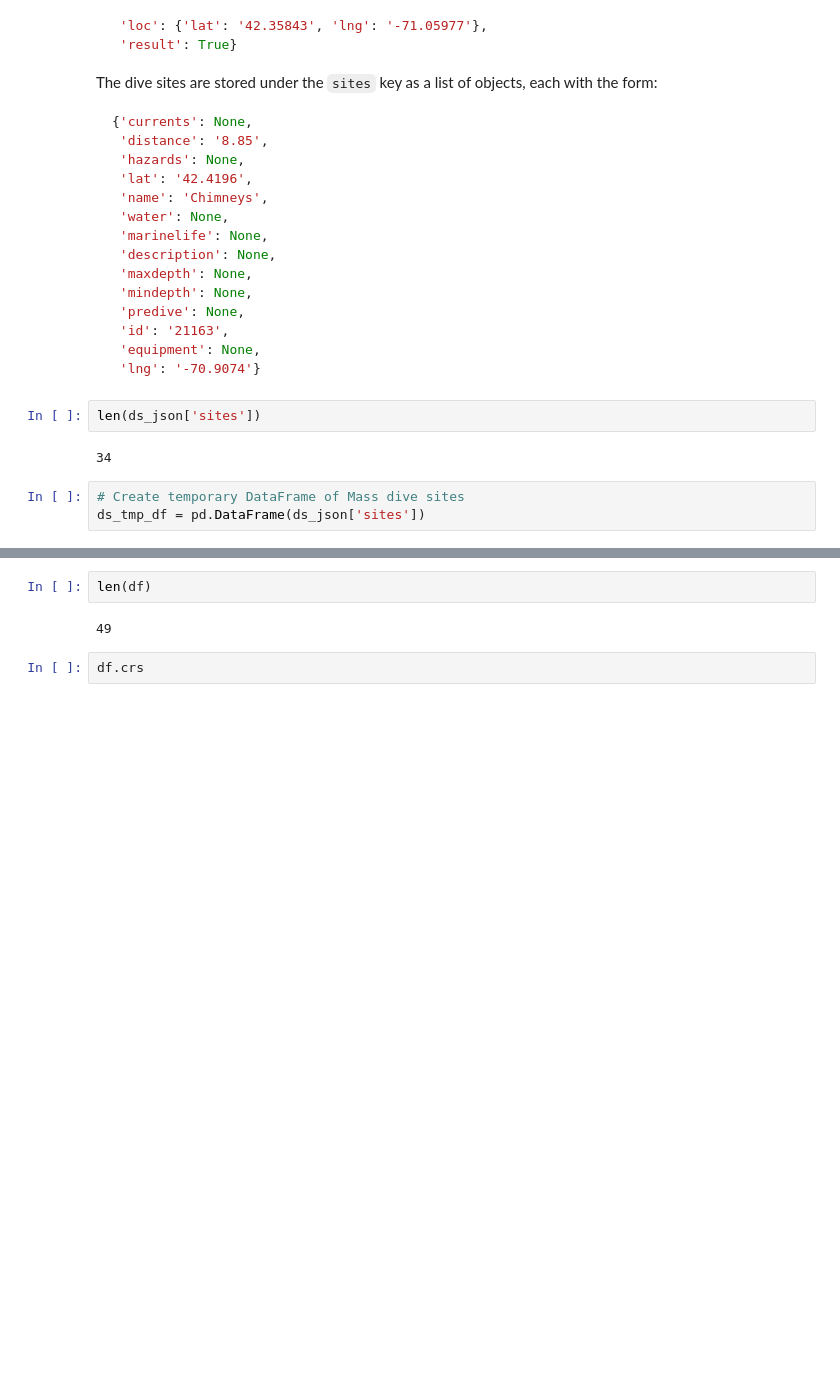
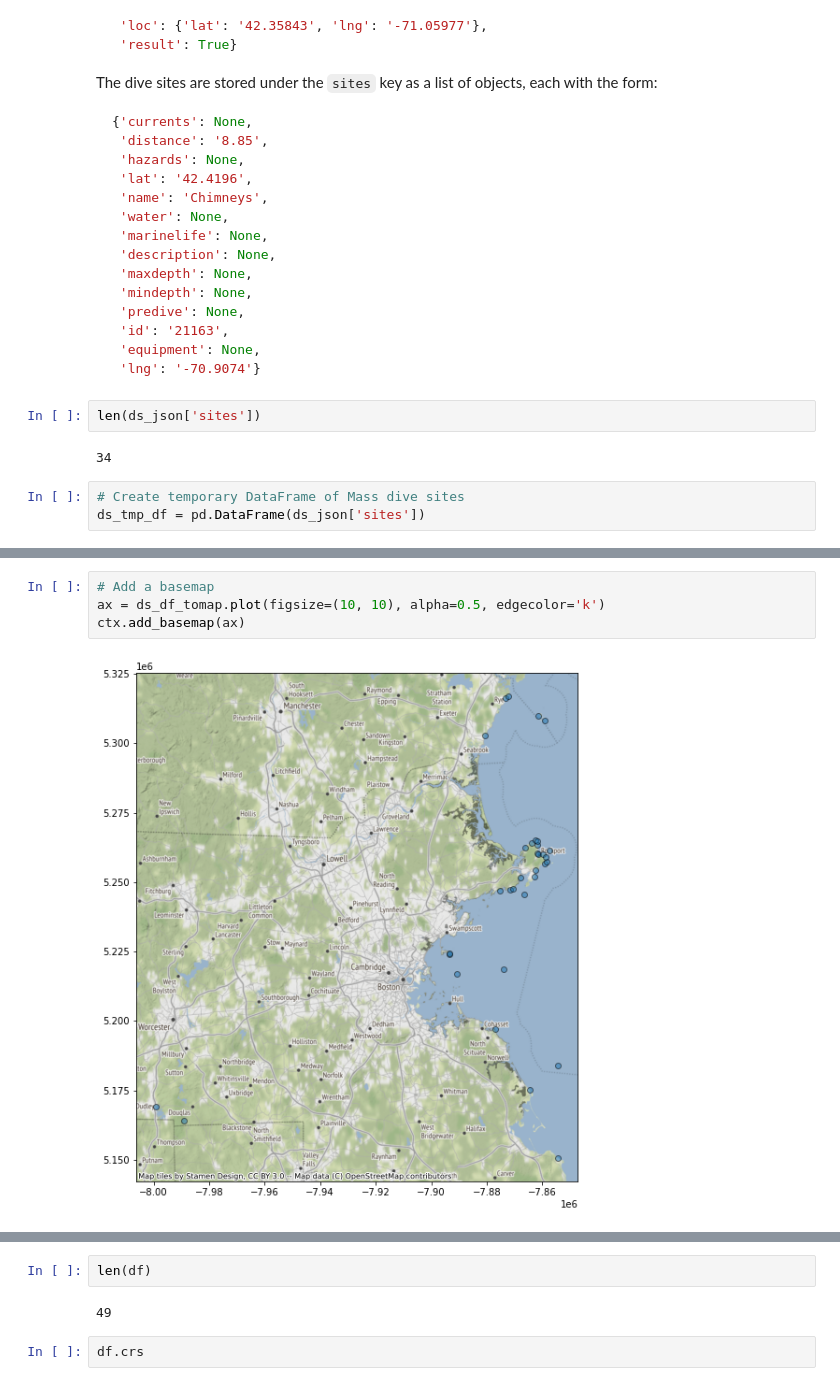
Before and after one commit to HKuz/Geospatial_Overview, a Jupyter notebook: shipwrecks.ipynb, the cells around one changed output, grey strips where cells are left out. Cells and saved outputs as stored; diff of their text form; blank space fills up the shorter version.

```diff
--- a/shipwrecks.ipynb
+++ b/shipwrecks.ipynb
@@ -117,2 +123,8 @@ ds_df.plot()
+# %%
+# Add a basemap
+ax = ds_df_tomap.plot(figsize=(10, 10), alpha=0.5, edgecolor='k')
+ctx.add_basemap(ax)
+# %% [output]
+[figure, added]
 # %%
 # Create GeoDataFrame of Mass shipwrecks
```
Also changed, not shown: parts of 11 cells of this notebook.
